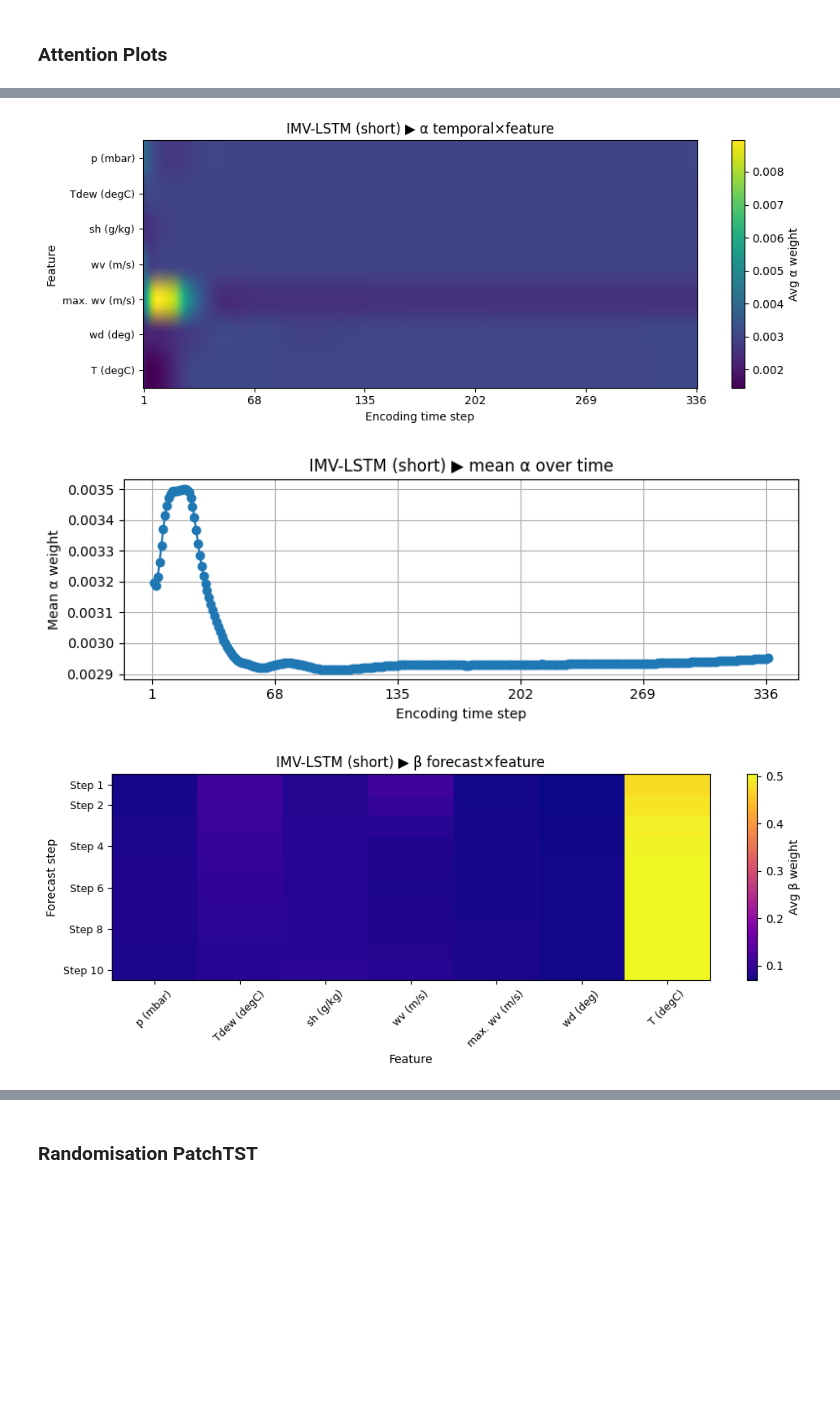
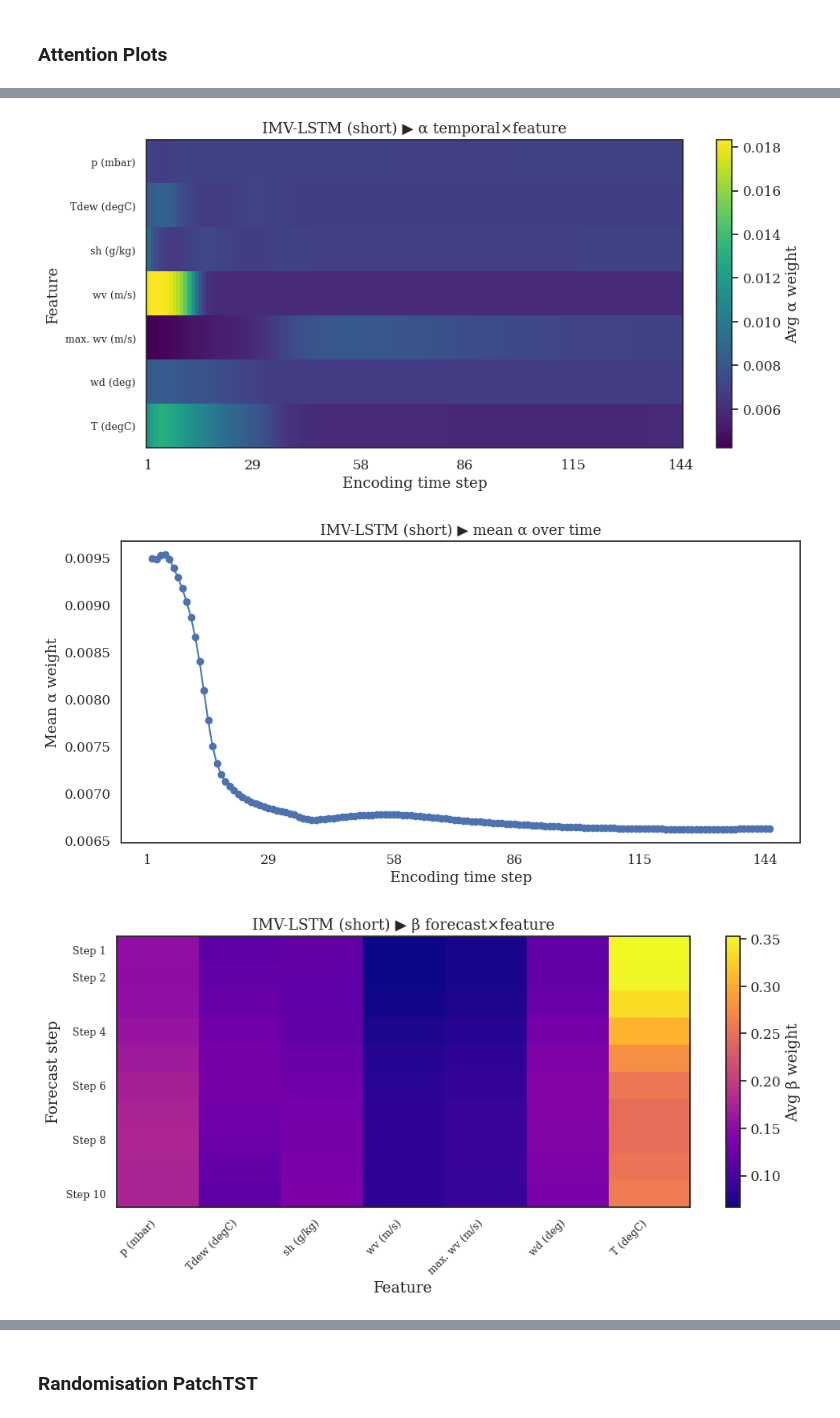
Before and after one commit to Michilaubi/XAI, a Jupyter notebook: PatchTST_supervised/Final Notebook.ipynb, the cells around one changed output, grey strips where cells are left out. Drawn from its saved outputs; the diff is of its cells as text; code cells hidden in the pictures; blank space fills up the shorter version.

```diff
--- a/PatchTST_supervised/Final Notebook.ipynb
+++ b/PatchTST_supervised/Final Notebook.ipynb
@@ -904,23 +1173,31 @@ for name, path in attn_dirs.items():
 # %%
-# 1) Re-define your feature list
-from evaluation.attention_plots import plot_imv_saved_attention
+import importlib
+import evaluation.attention_plots as perf      # bring in the module object
+importlib.reload(perf)
+from evaluation.attention_plots import *
 cols_weather_multi = [
     'p (mbar)', 'Tdew (degC)', 'sh (g/kg)',
     'wv (m/s)', 'max. wv (m/s)', 'wd (deg)',
     'T (degC)'
 ]
 
 
 
 # 3) IMV-LSTM “short” attention plots
 plot_imv_saved_attention(
-    attn_dir      = "IMV_weather_336_10/imv_attention_test",
-    seq_len       = 336,
+    attn_dir      = "IMV_weather_144_10/attention_test",
+    seq_len       = 144,
     pred_len      = 10,
     feature_names = cols_weather_multi,
     run_name      = "short"
 )
+plot_imv_cross_series(
+    attn_dir      = "IMV_weather_144_10/attention_test",
+    feature_names = cols_weather_multi,
+    model_name    = "IMV-LSTM",
+    run_name      = "short"
+)
 # %% [output]
-[figure, old version]
+[figure, new version]
-[figure, old version]
+[figure, new version]
-[figure, old version]
+[figure, new version]
```
Also changed, not shown: parts of 68 cells of this notebook, 10 other files.
